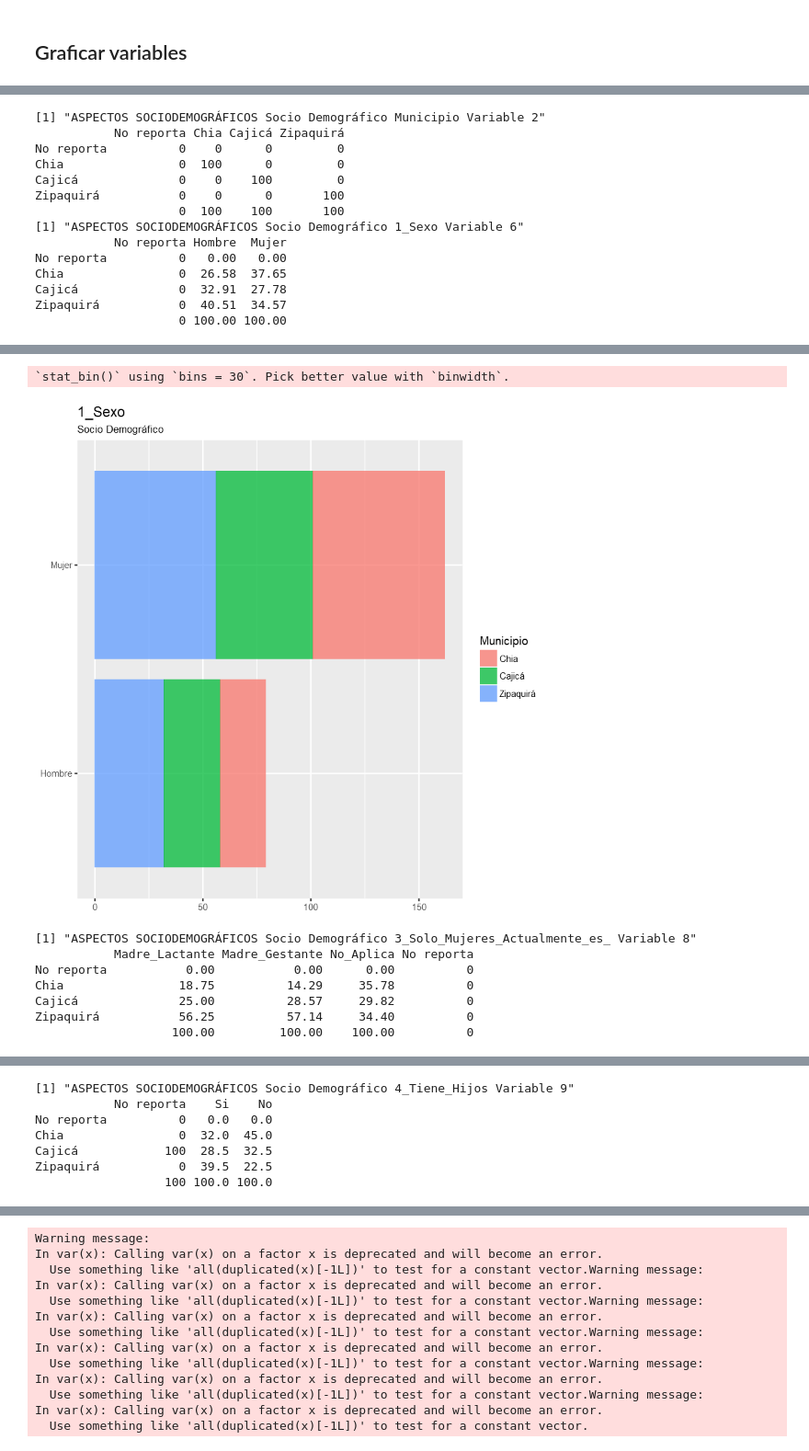
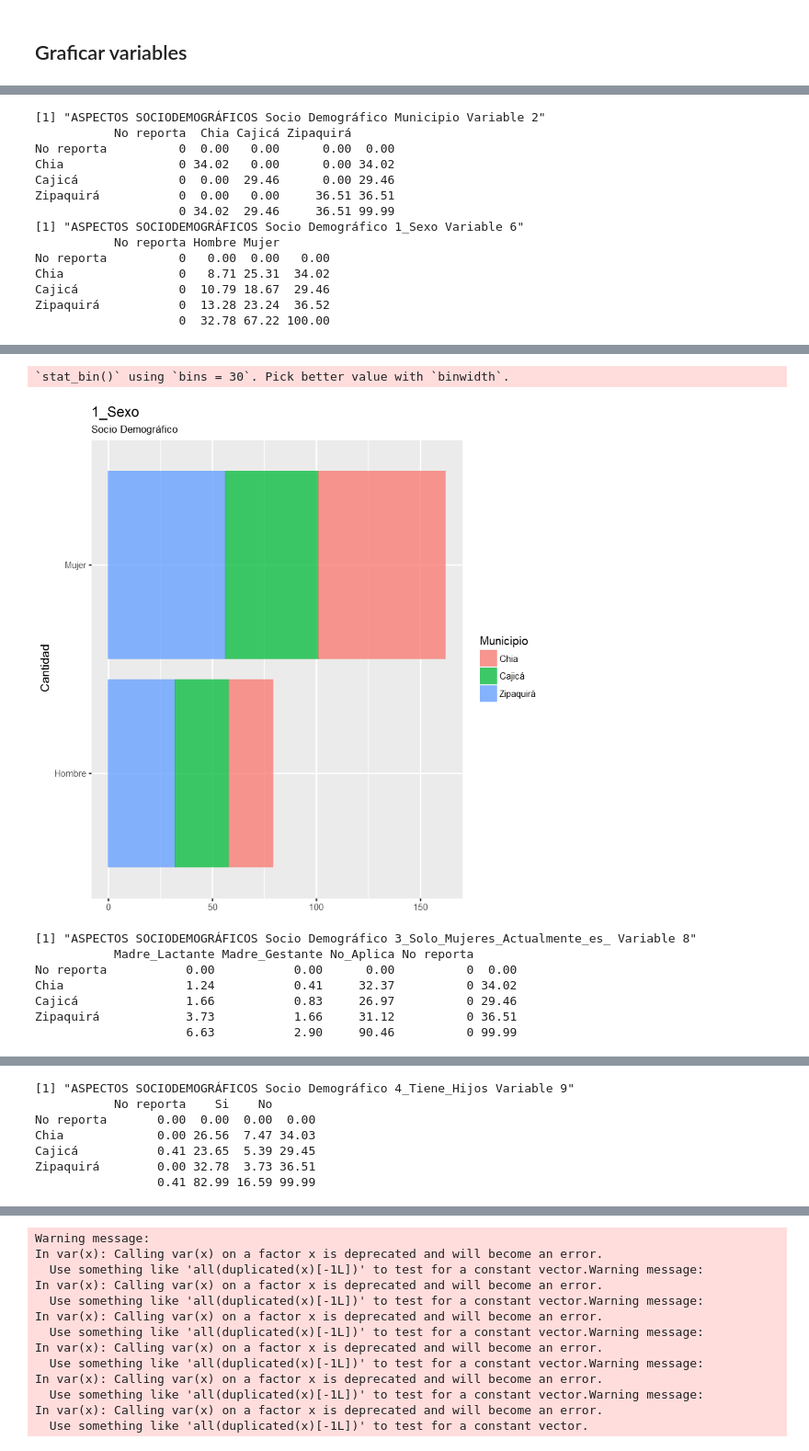
Before and after one commit to Yagwar/TAMD, a Jupyter notebook: Analisis encuestas.ipynb, the cells around one changed output, grey strips where cells are left out. Shown at 92% size. Drawn from its saved outputs; the diff is of its cells as text; code cells hidden in the pictures.

```diff
--- a/Analisis encuestas.ipynb
+++ b/Analisis encuestas.ipynb
@@ -126,0 +140,15 @@ In `levels<-`(`*tmp*`, value = if (nl == nL) as.character(labels) else paste0(la
+# %%
+i=28
+proporciones=round(100*(prop.table(table(data$X2,data[,i]))),2)
+#proporciones=cbind(proporciones,margin.table(proporciones,1))
+#proporciones=rbind(proporciones,margin.table(proporciones,2))
+proporciones[proporciones=="NaN"]=0
+print(proporciones)
+prop_2=melt(proporciones)
+prop_2=prop_2[prop_2$value>0,]
+barplot(prop_2)
+
+
+# ggplot(prop_2, aes(y=value))+
+# geom_bar()
+# #geom_bar(alpha = .75,aes(fill = Var1))
@@ -136,5 +164,5 @@ No reporta       Chia     Cajicá  Zipaquirá
 # %%
-nm <- names(data)
+nm <- names(data)[1:25]
 for (i in seq_along(nm)) {
     if (vars_estudiar$Relevancia[i]==1){
         if (estruct$tipo_var[i]=="Numeric"){
@@ -149,8 +177,8 @@ for (i in seq_along(nm)) {
             )
 #                   ggsave(paste(nm[i],".jpeg"), width = size_pic_w, height = size_pic_h)
         }else{
-            proporciones=round(100*(prop.table(table(data$X2,data[,i]),2)),2)
-            #proporciones=cbind(proporciones,margin.table(proporciones,1))
+            proporciones=round(100*(prop.table(table(data$X2,data[,i]))),2)
+            proporciones=cbind(proporciones,margin.table(proporciones,1))
             proporciones=rbind(proporciones,margin.table(proporciones,2))
             proporciones[proporciones=="NaN"]=0
             print(paste(vars_estudiar$Componente[i],vars_estudiar$Escala[i],vars_estudiar$React[i],"Variable",vars_estudiar$var[i]))
@@ -161,7 +189,8 @@ for (i in seq_along(nm)) {
                   geom_bar(stat="count",alpha = .75,aes(fill = factor(X2)))+
                   guides(fill=guide_legend(title="Municipio"))+
                   theme(axis.title.x=element_blank())+
-                  theme(axis.title.y=element_blank())+
+                  xlab("Cantidad")+
+                  #theme(axis.title.y=element_blank())+
                   coord_flip()+
                   labs(title=estruct$React[i], subtitle=estruct$Escala[i])
             )
@@ -171,16 +200,16 @@ for (i in seq_along(nm)) {
   }
 # %% [output]
 [1] "ASPECTOS SOCIODEMOGRÁFICOS Socio Demográfico Municipio Variable 2"
-           No reporta Chia Cajicá Zipaquirá
-No reporta          0    0      0         0
-Chia                0  100      0         0
-Cajicá              0    0    100         0
-Zipaquirá           0    0      0       100
-                    0  100    100       100
+           No reporta  Chia Cajicá Zipaquirá
+No reporta          0  0.00   0.00      0.00  0.00
+Chia                0 34.02   0.00      0.00 34.02
+Cajicá              0  0.00  29.46      0.00 29.46
+Zipaquirá           0  0.00   0.00     36.51 36.51
+                    0 34.02  29.46     36.51 99.99
 [1] "ASPECTOS SOCIODEMOGRÁFICOS Socio Demográfico 1_Sexo Variable 6"
-           No reporta Hombre  Mujer
-No reporta          0   0.00   0.00
-Chia                0  26.58  37.65
-Cajicá              0  32.91  27.78
-Zipaquirá           0  40.51  34.57
-                    0 100.00 100.00
+           No reporta Hombre Mujer
+No reporta          0   0.00  0.00   0.00
+Chia                0   8.71 25.31  34.02
+Cajicá              0  10.79 18.67  29.46
+Zipaquirá           0  13.28 23.24  36.52
+                    0  32.78 67.22 100.00
@@ -188,17 +217,17 @@ Zipaquirá           0  40.51  34.57
 `stat_bin()` using `bins = 30`. Pick better value with `binwidth`.
-[figure, old version]
+[figure, new version]
 [1] "ASPECTOS SOCIODEMOGRÁFICOS Socio Demográfico 3_Solo_Mujeres_Actualmente_es_ Variable 8"
            Madre_Lactante Madre_Gestante No_Aplica No reporta
-No reporta           0.00           0.00      0.00          0
-Chia                18.75          14.29     35.78          0
-Cajicá              25.00          28.57     29.82          0
-Zipaquirá           56.25          57.14     34.40          0
-                   100.00         100.00    100.00          0
+No reporta           0.00           0.00      0.00          0  0.00
+Chia                 1.24           0.41     32.37          0 34.02
+Cajicá               1.66           0.83     26.97          0 29.46
+Zipaquirá            3.73           1.66     31.12          0 36.51
+                     6.63           2.90     90.46          0 99.99
 [figure]
 [1] "ASPECTOS SOCIODEMOGRÁFICOS Socio Demográfico 4_Tiene_Hijos Variable 9"
            No reporta    Si    No
-No reporta          0   0.0   0.0
-Chia                0  32.0  45.0
-Cajicá            100  28.5  32.5
-Zipaquirá           0  39.5  22.5
-                  100 100.0 100.0
+No reporta       0.00  0.00  0.00  0.00
+Chia             0.00 26.56  7.47 34.03
+Cajicá           0.41 23.65  5.39 29.45
+Zipaquirá        0.00 32.78  3.73 36.51
+                 0.41 82.99 16.59 99.99
```
Also changed, not shown: parts of 5 cells of this notebook.
